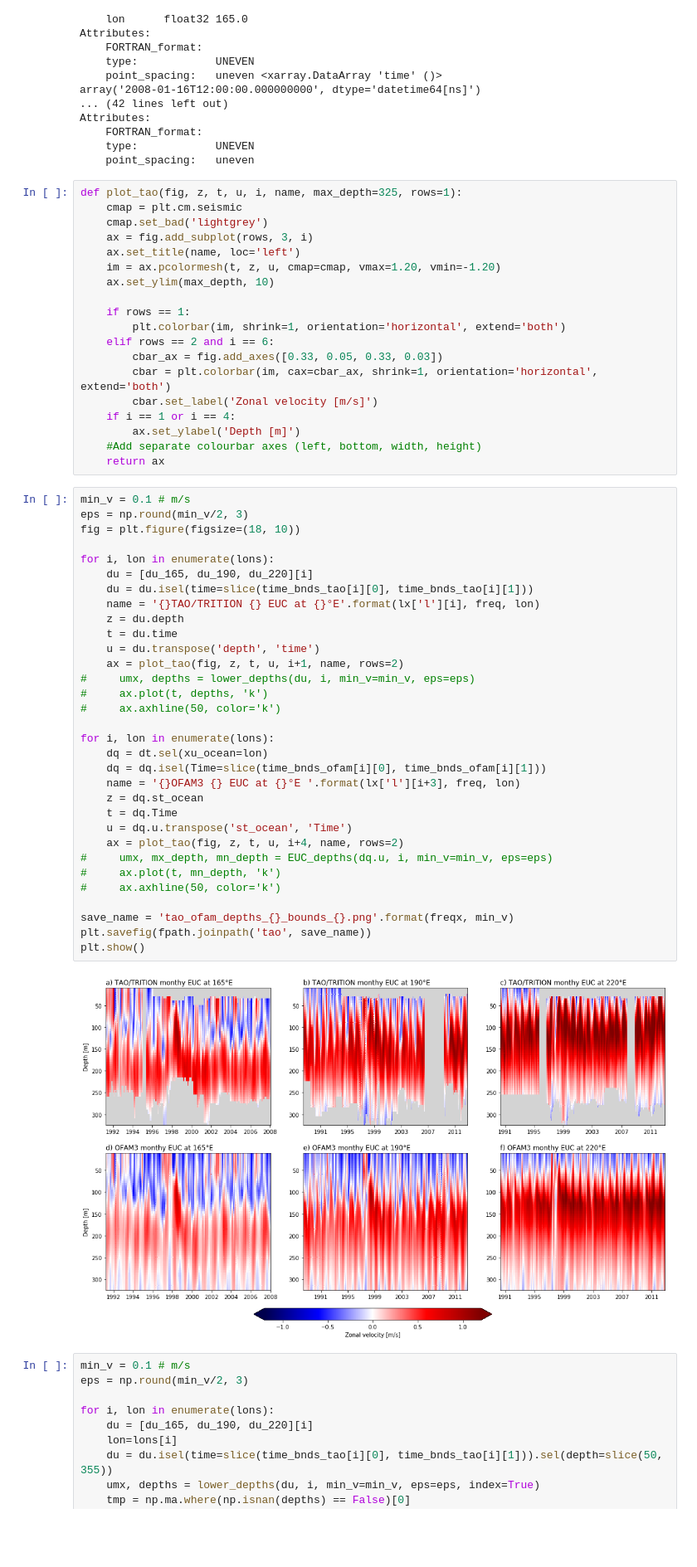
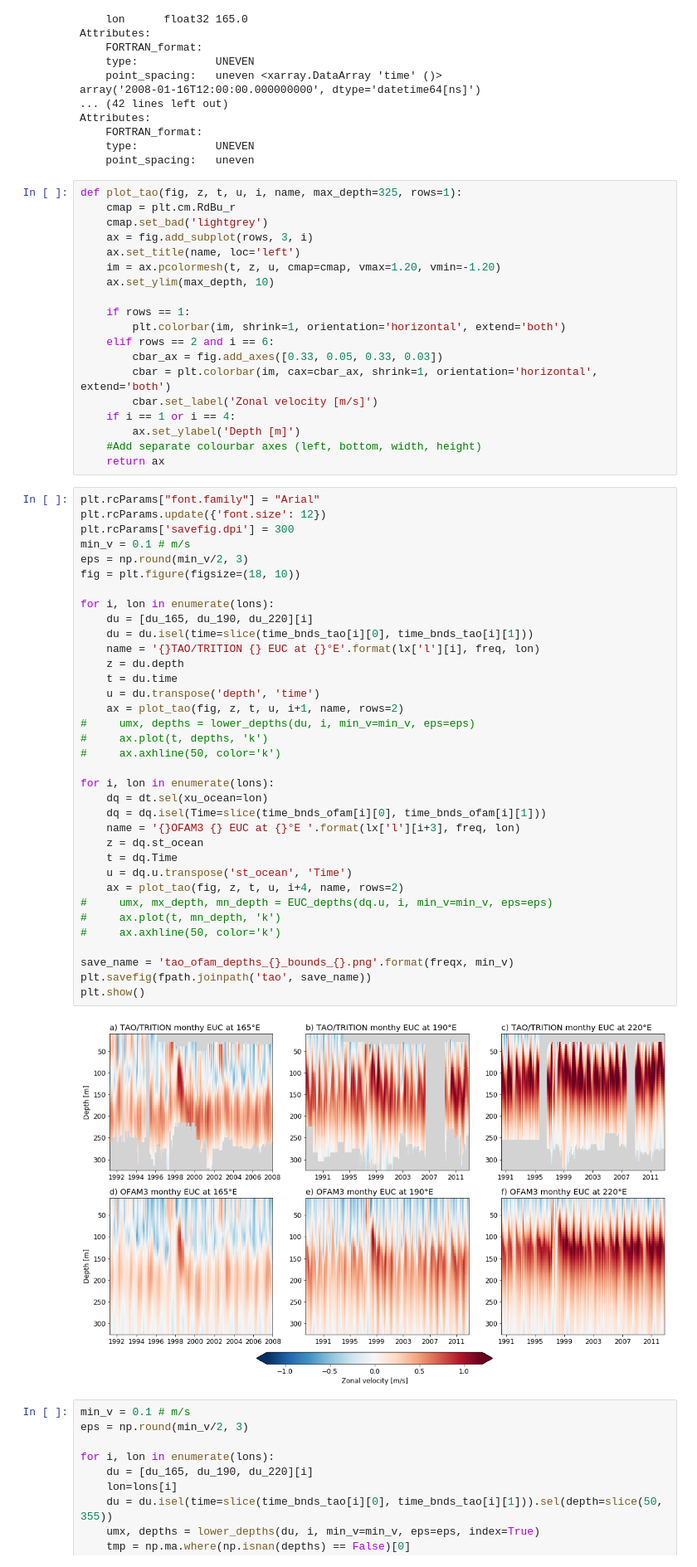
Before and after one commit to stellema/euc_particles, a Jupyter notebook: scripts/TAO_transport.ipynb, the cells around one changed output. Shown at 83% size. Drawn from its saved outputs; the diff is of its cells as text; blank space fills up the shorter version.

```diff
--- a/scripts/TAO_transport.ipynb
+++ b/scripts/TAO_transport.ipynb
@@ -595,7 +595,7 @@ Attributes:
     point_spacing:   uneven
 # %%
 def plot_tao(fig, z, t, u, i, name, max_depth=325, rows=1):
-    cmap = plt.cm.seismic
+    cmap = plt.cm.RdBu_r
     cmap.set_bad('lightgrey')
     ax = fig.add_subplot(rows, 3, i)
     ax.set_title(name, loc='left')
@@ -613,39 +613,42 @@ def plot_tao(fig, z, t, u, i, name, max_depth=325, rows=1):
     #Add separate colourbar axes (left, bottom, width, height)
     return ax
 # %%
+plt.rcParams["font.family"] = "Arial"
+plt.rcParams.update({'font.size': 12})
+plt.rcParams['savefig.dpi'] = 300
 min_v = 0.1 # m/s
 eps = np.round(min_v/2, 3)
 fig = plt.figure(figsize=(18, 10))
 
 for i, lon in enumerate(lons):
     du = [du_165, du_190, du_220][i]
     du = du.isel(time=slice(time_bnds_tao[i][0], time_bnds_tao[i][1]))
     name = '{}TAO/TRITION {} EUC at {}°E'.format(lx['l'][i], freq, lon)
     z = du.depth
     t = du.time
     u = du.transpose('depth', 'time')
     ax = plot_tao(fig, z, t, u, i+1, name, rows=2)
 #     umx, depths = lower_depths(du, i, min_v=min_v, eps=eps)
 #     ax.plot(t, depths, 'k')
 #     ax.axhline(50, color='k')
 
 for i, lon in enumerate(lons):
     dq = dt.sel(xu_ocean=lon)
     dq = dq.isel(Time=slice(time_bnds_ofam[i][0], time_bnds_ofam[i][1]))
     name = '{}OFAM3 {} EUC at {}°E '.format(lx['l'][i+3], freq, lon)
     z = dq.st_ocean
     t = dq.Time
     u = dq.u.transpose('st_ocean', 'Time')
     ax = plot_tao(fig, z, t, u, i+4, name, rows=2)
 #     umx, mx_depth, mn_depth = EUC_depths(dq.u, i, min_v=min_v, eps=eps)
 #     ax.plot(t, mn_depth, 'k')
 #     ax.axhline(50, color='k')
 
 save_name = 'tao_ofam_depths_{}_bounds_{}.png'.format(freqx, min_v)
 plt.savefig(fpath.joinpath('tao', save_name))
 plt.show()
 # %% [output]
-[figure, old version]
+[figure, new version]
 # %%
 min_v = 0.1 # m/s
 eps = np.round(min_v/2, 3)
```
Also changed, not shown: 4 other files.
